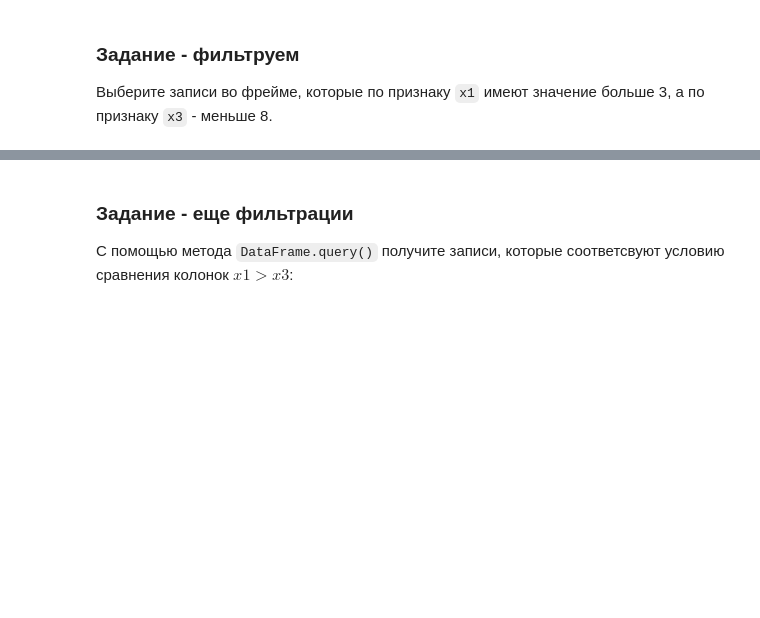
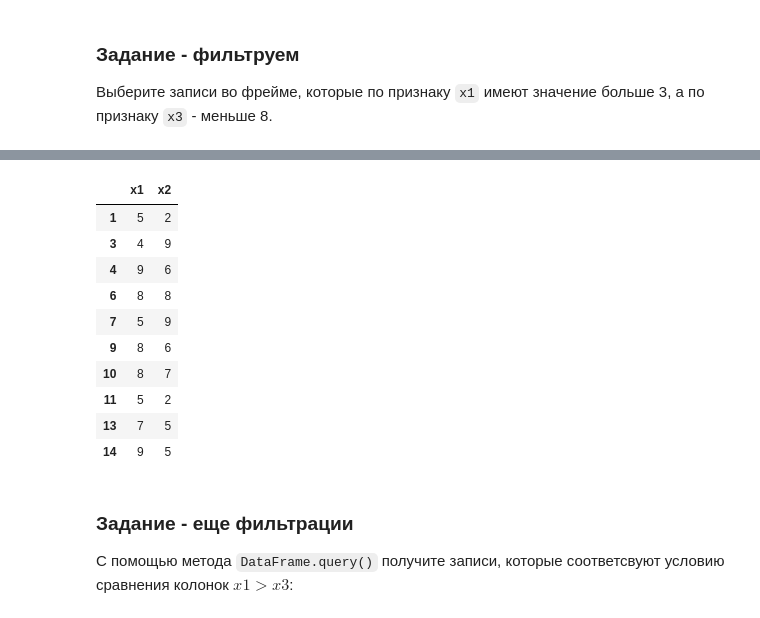
Before and after one commit to truep30/mlEdu, a Jupyter notebook: notebooks/07_Pandas.ipynb, the cells around one changed output, grey strips where cells are left out. Cells and saved outputs as stored; diff of their text form; code cells hidden in the pictures; blank space fills up the shorter version.

```diff
--- a/notebooks/07_Pandas.ipynb
+++ b/notebooks/07_Pandas.ipynb
@@ -146,3 +141,17 @@ df_filt
+# %%
+df.loc[mask, ['x1', 'x2']]
+# %% [output]
+|  | x1 | x2 |
+| 1 | 5 | 2 |
+| 3 | 4 | 9 |
+| 4 | 9 | 6 |
+| 6 | 8 | 8 |
+| 7 | 5 | 9 |
+| 9 | 8 | 6 |
+| 10 | 8 | 7 |
+| 11 | 5 | 2 |
+| 13 | 7 | 5 |
+| 14 | 9 | 5 |
 # %% [markdown]
 ### Задание - еще фильтрации
 
```
Also changed, not shown: parts of 32 cells of this notebook, 8 other files.
